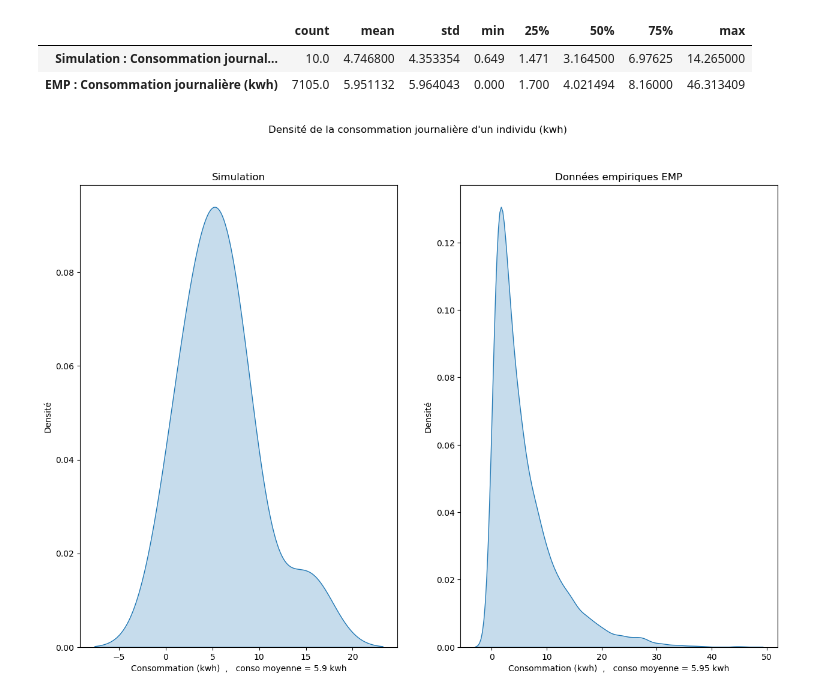
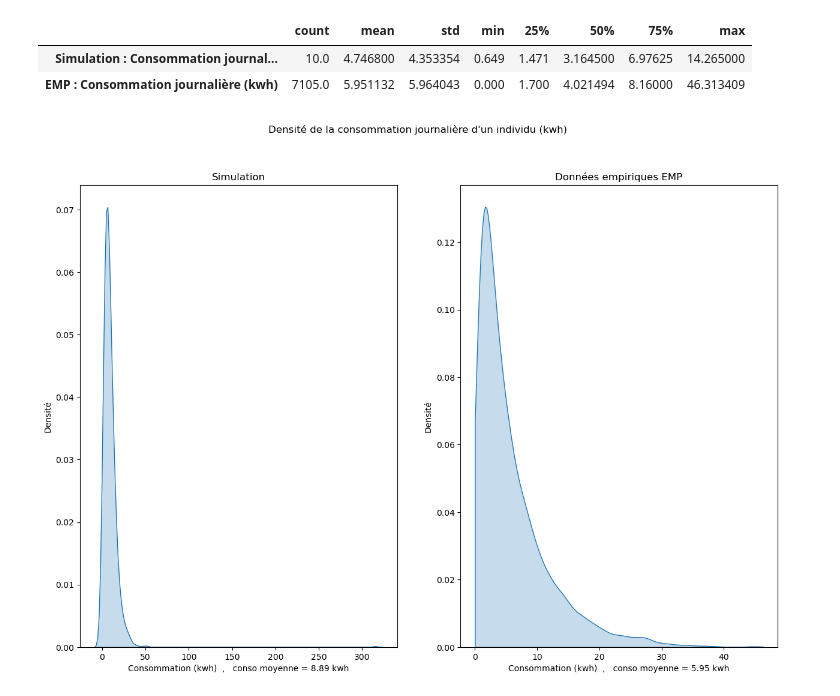
Before and after one commit to kilianguillon/Projet_statapp, a Jupyter notebook: Test.ipynb, the cells around one changed output. Drawn from its saved outputs; the diff is of its cells as text; code cells hidden in the pictures.

```diff
--- a/Test.ipynb
+++ b/Test.ipynb
@@ -348,7 +348,7 @@ def densite_conso_journaliere(donnees_simulees):
     simulations=donnees_simulees
     fig,ax=plt.subplots(nrows=1, ncols=2, figsize=(15, 10))
     EMP_conso= EMP_vitesse.groupby('IDENT_IND')['Consommation (kwh)'].sum().to_frame()
-    sns.kdeplot(data=EMP_conso, fill=True, legend=False,ax=ax[1])
+    sns.kdeplot(data=EMP_conso, fill=True, legend=False,ax=ax[1],cut=0)
     sns.kdeplot(data=simulations, fill=True,legend=False, ax=ax[0])
     plt.suptitle("Densité de la consommation journalière d'un individu (kwh)")
     ax[0].set_xlabel('Consommation (kwh)  ,   conso moyenne = '+ str(float(round(simulations.mean(),2)))+' kwh')
@@ -385,6 +385,6 @@ quantiles_conso_journaliere(simulation(10))
 | Simulation : Consommation journal... | 10.0 | 4.746800 | 4.353354 | 0.649 | 1.471 | 3.164500 | 6.97625 | 14.265000 |
 | EMP : Consommation journalière (kwh) | 7105.0 | 5.951132 | 5.964043 | 0.000 | 1.700 | 4.021494 | 8.16000 | 46.313409 |
 # %%
-densite_conso_journaliere(donnees_simulees(simulation(10)))
+densite_conso_journaliere(donnees_simulees(simulation(1000)))
 # %% [output]
-[figure, old version]
+[figure, new version]
```
Also changed, not shown: parts of 2 cells of this notebook.
